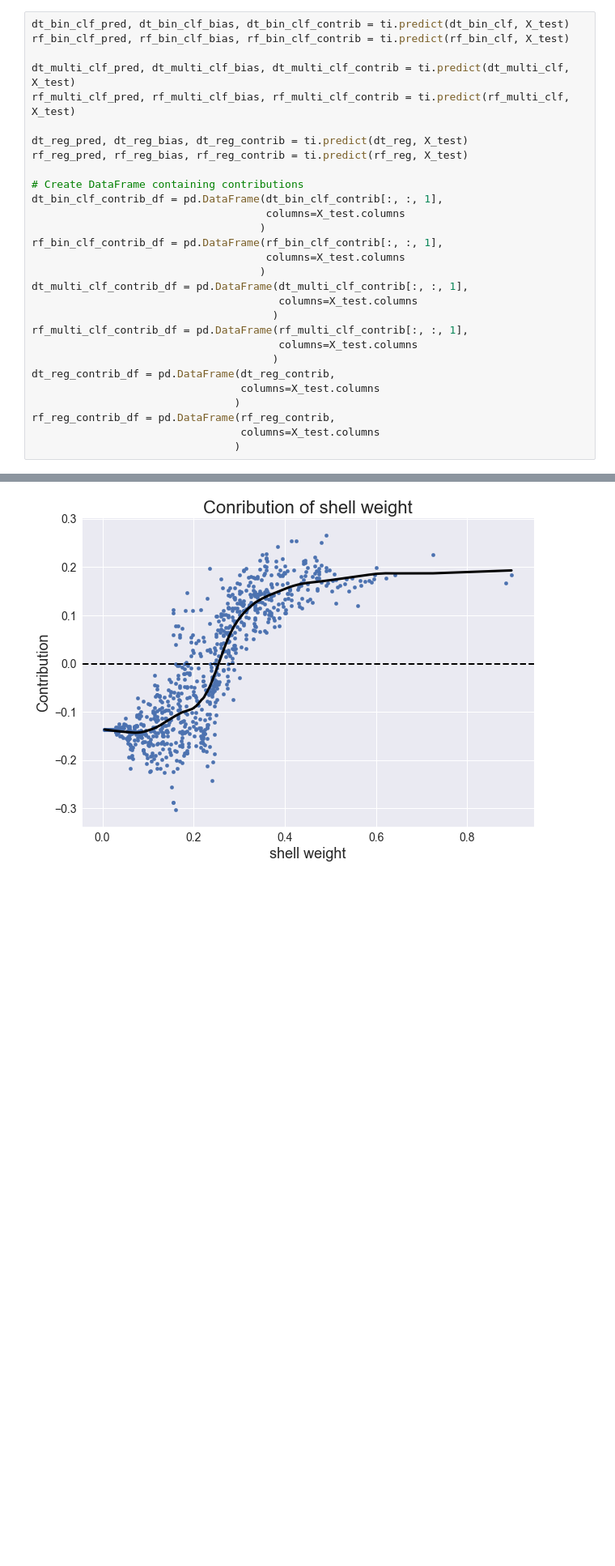
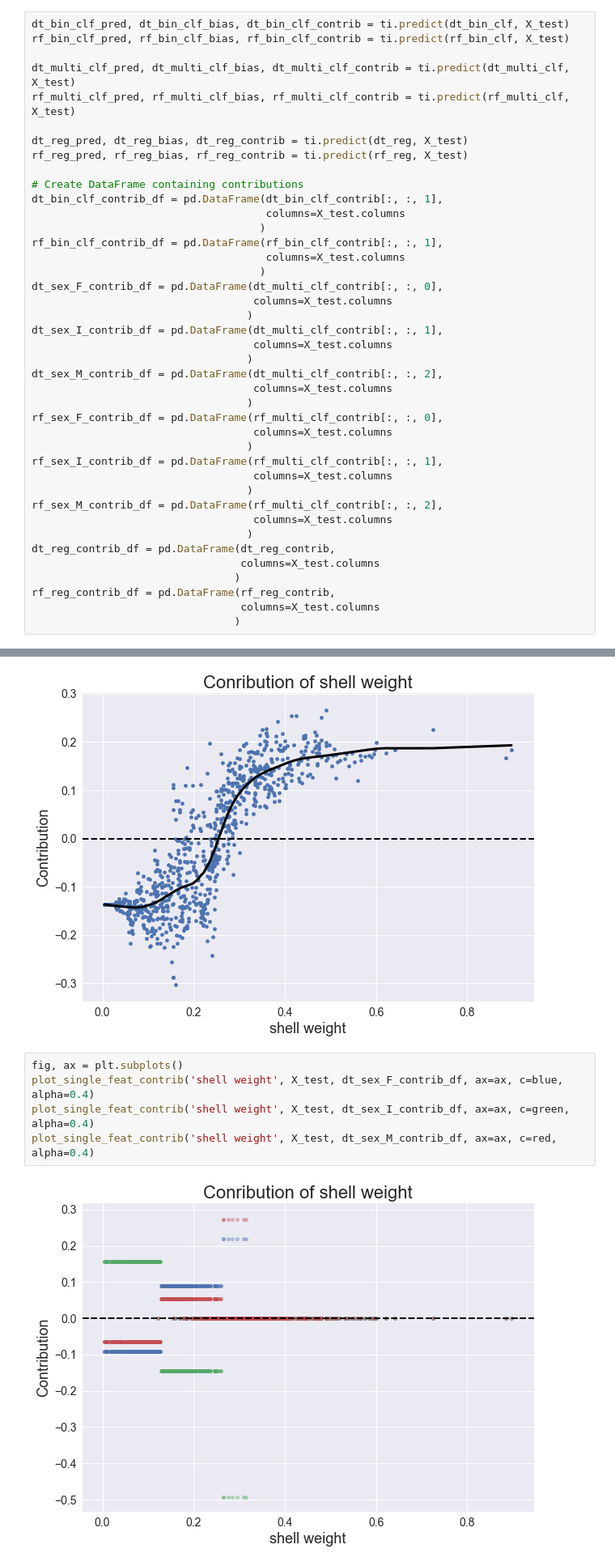
Before and after one commit to gregtam/interpreting-decision-trees-and-random-forests, a Jupyter notebook: Explaining Decision Trees and Random Forests.ipynb, the cells around one changed output, grey strips where cells are left out. Shown at 81% size. Drawn from its saved outputs; the diff is of its cells as text; blank space fills up the shorter version.

Commit message:
Add multinomial classification feature contributions

```diff
--- a/Explaining Decision Trees and Random Forests.ipynb
+++ b/Explaining Decision Trees and Random Forests.ipynb
@@ -150,12 +150,24 @@ dt_bin_clf_contrib_df = pd.DataFrame(dt_bin_clf_contrib[:, :, 1],
 rf_bin_clf_contrib_df = pd.DataFrame(rf_bin_clf_contrib[:, :, 1],
                                      columns=X_test.columns
                                     )
-dt_multi_clf_contrib_df = pd.DataFrame(dt_multi_clf_contrib[:, :, 1],
-                                       columns=X_test.columns
-                                      )
-rf_multi_clf_contrib_df = pd.DataFrame(rf_multi_clf_contrib[:, :, 1],
-                                       columns=X_test.columns
-                                      )
+dt_sex_F_contrib_df = pd.DataFrame(dt_multi_clf_contrib[:, :, 0],
+                                   columns=X_test.columns
+                                  )
+dt_sex_I_contrib_df = pd.DataFrame(dt_multi_clf_contrib[:, :, 1],
+                                   columns=X_test.columns
+                                  )
+dt_sex_M_contrib_df = pd.DataFrame(dt_multi_clf_contrib[:, :, 2],
+                                   columns=X_test.columns
+                                  )
+rf_sex_F_contrib_df = pd.DataFrame(rf_multi_clf_contrib[:, :, 0],
+                                   columns=X_test.columns
+                                  )
+rf_sex_I_contrib_df = pd.DataFrame(rf_multi_clf_contrib[:, :, 1],
+                                   columns=X_test.columns
+                                  )
+rf_sex_M_contrib_df = pd.DataFrame(rf_multi_clf_contrib[:, :, 2],
+                                   columns=X_test.columns
+                                  )
 dt_reg_contrib_df = pd.DataFrame(dt_reg_contrib,
                                  columns=X_test.columns
                                 )
@@ -312,3 +324,10 @@ plot_single_feat_contrib('shell weight', X_test, rf_bin_clf_contrib_df,
                          add_smooth=True, frac=0.3)
 # %% [output]
 [figure]
+# %%
+fig, ax = plt.subplots()
+plot_single_feat_contrib('shell weight', X_test, dt_sex_F_contrib_df, ax=ax, c=blue, alpha=0.4)
+plot_single_feat_contrib('shell weight', X_test, dt_sex_I_contrib_df, ax=ax, c=green, alpha=0.4)
+plot_single_feat_contrib('shell weight', X_test, dt_sex_M_contrib_df, ax=ax, c=red, alpha=0.4)
+# %% [output]
+[figure, added]
```
Also changed, not shown: parts of 4 cells of this notebook, 1 other file.
